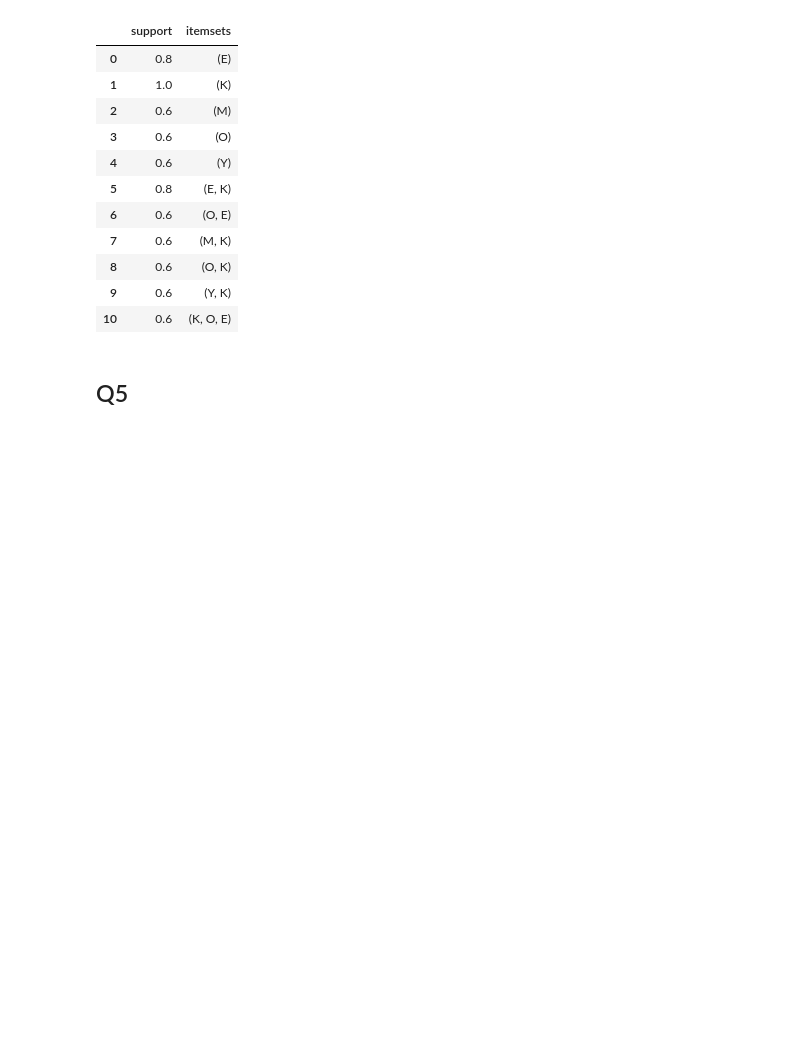
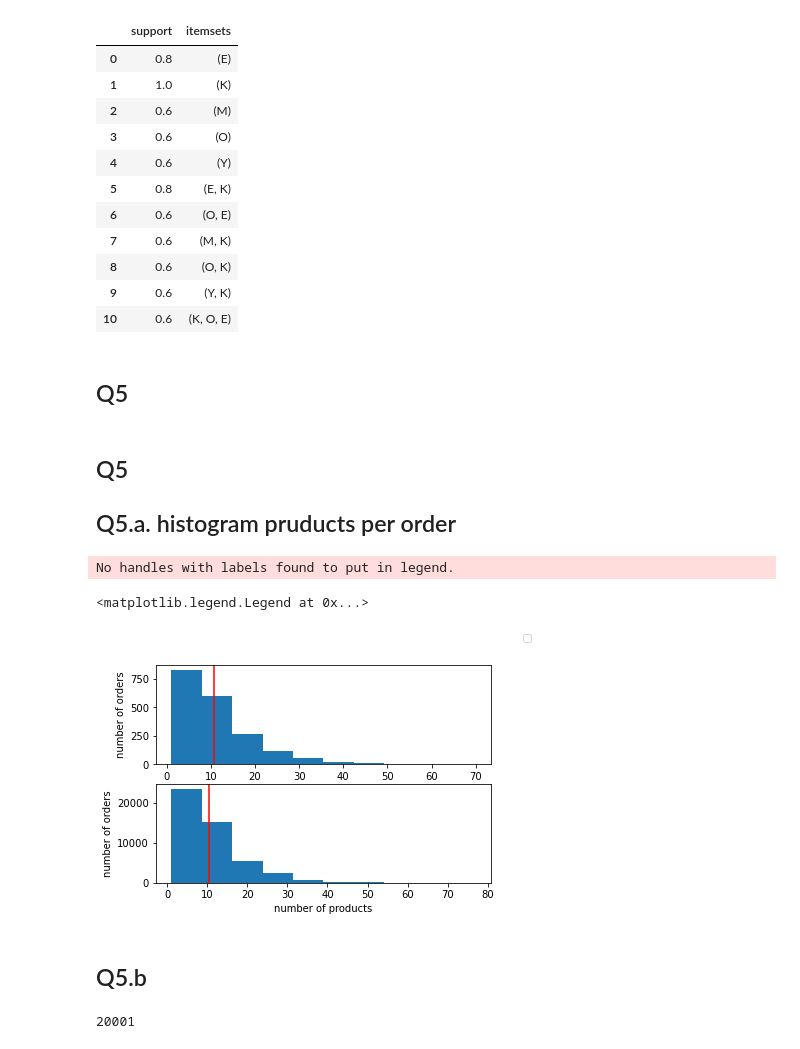
Before and after one commit to shenjiangqiu/DM_P6, a Jupyter notebook: PartB.ipynb, the cells around one changed output. Drawn from its saved outputs; the diff is of its cells as text; code cells hidden in the pictures; blank space fills up the shorter version.

```diff
--- a/PartB.ipynb
+++ b/PartB.ipynb
@@ -72,3 +72,48 @@ fi
 | 10 | 0.6 | (K, O, E) |
 # %% [markdown]
 ## Q5
+# %% [markdown]
+## Q5
+## Q5.a. histogram pruducts per order
+# %%
+import numpy as np
+import pandas as pd
+
+order_train_small = pd.read_csv("instacart-small/order_products__train_small.csv")
+order_train_med = pd.read_csv("instacart-small/orders_product__train_med.csv")
+order_small = pd.read_csv("instacart-small/orders_small.csv")
+# %%
+import numpy as np
+
+od_small = order_train_small.groupby("order_id").count()
+average_small = np.average(od_small["product_id"])
+od_med = order_train_med.groupby("order_id").count()
+average_med = np.average(od_med["product_id"])
+# %%
+from matplotlib import pyplot as plt
+
+fig, ax = plt.subplots(2)
+ax[0].hist(od_small["product_id"], bins=10)
+ax[0].axvline(x=average_small,color="r")
+ax[0].set_xlabel("number of products")
+ax[0].set_ylabel("number of orders")
+
+ax[1].hist(od_med["product_id"], bins=10)
+ax[1].axvline(x=average_med,color="r")
+ax[1].set_xlabel("number of products")
+ax[1].set_ylabel("number of orders")
+fig.legend()
+# %% [output]
+No handles with labels found to put in legend.
+<matplotlib.legend.Legend at 0x...>
+[figure, added]
+# %% [markdown]
+## Q5.b
+# %%
+prod_small = order_train_small.groupby("product_id").count()
+prod_small = prod_small.sort_values("order_id", ascending=False)
+top15 = prod_small.iloc[:15]
+total_small = prod_small.sum(axis=0)["order_id"]
+total_small
+# %% [output]
+20001
```
Also changed, not shown: parts of 2 cells of this notebook.
